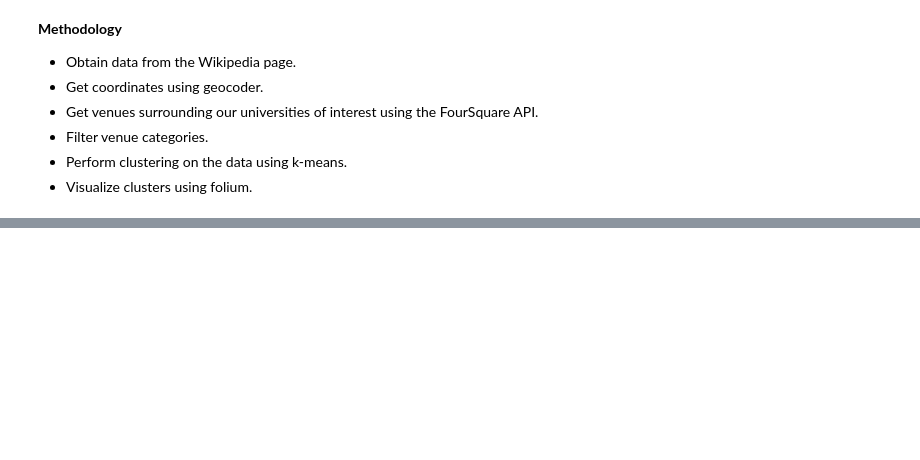
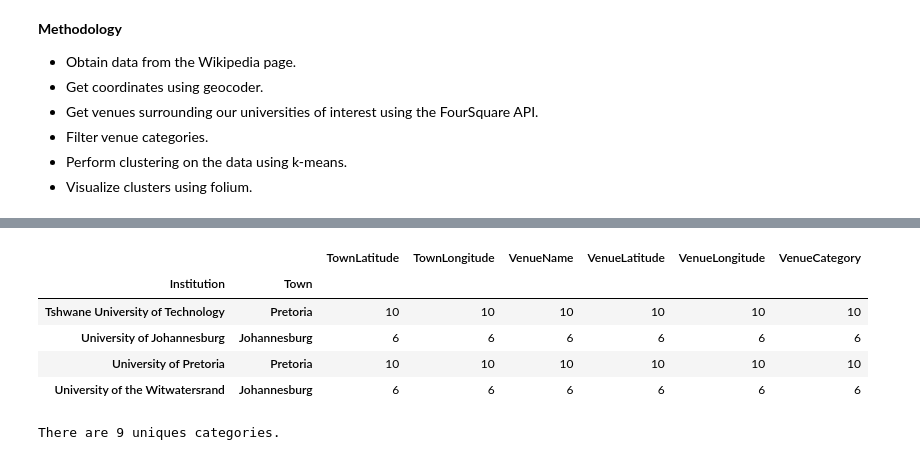
Before and after one commit to phyllsmoyo/Coursera_Capstone, a Jupyter notebook: Capstone_Project_The_Battle_of_Neighborhoods.ipynb, the cells around one changed output, grey strips where cells are left out. Saved outputs shown, nothing was run; the diff lists cells and outputs as text; code cells hidden in the pictures; blank space fills up the shorter version.

```diff
--- a/Capstone_Project_The_Battle_of_Neighborhoods.ipynb
+++ b/Capstone_Project_The_Battle_of_Neighborhoods.ipynb
@@ -43,0 +274,14 @@ The Wikipedia is the major source of data that is being used to obtain all the U
+# %%
+
+venues_df.groupby(["Institution", "Town"]).count().head()
+# %% [output]
+|  |  | TownLatitude | TownLongitude | VenueName | VenueLatitude | VenueLongitude | VenueCategory |
+| Institution | Town |  |  |  |  |  |  |
+| Tshwane University of Technology | Pretoria | 10 | 10 | 10 | 10 | 10 | 10 |
+| University of Johannesburg | Johannesburg | 6 | 6 | 6 | 6 | 6 | 6 |
+| University of Pretoria | Pretoria | 10 | 10 | 10 | 10 | 10 | 10 |
+| University of the Witwatersrand | Johannesburg | 6 | 6 | 6 | 6 | 6 | 6 |
+# %%
+print('There are {} uniques categories.'.format(len(venues_df['VenueCategory'].unique())))
+# %% [output]
+There are 9 uniques categories.
```
Also changed, not shown: parts of 28 cells of this notebook.
